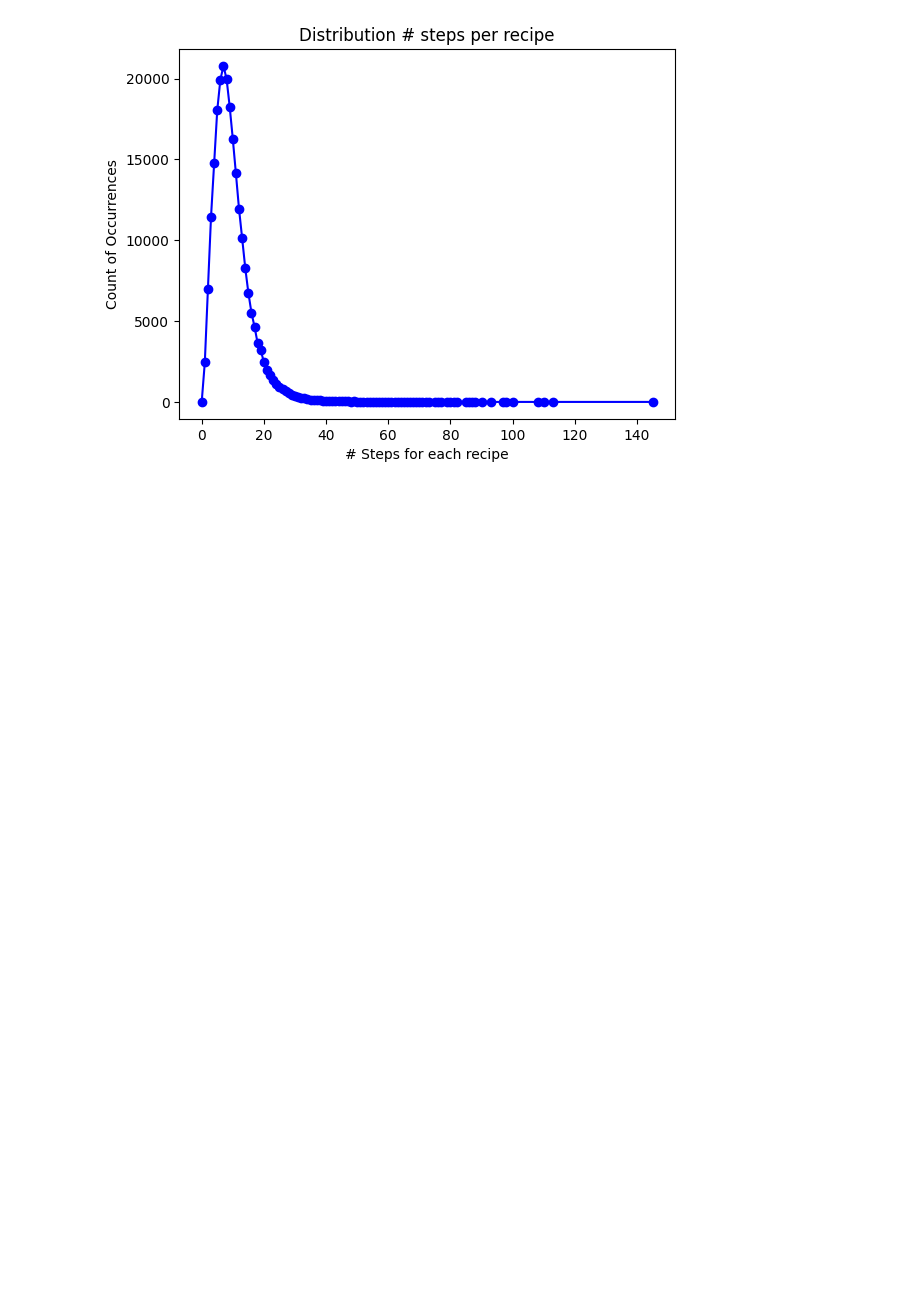
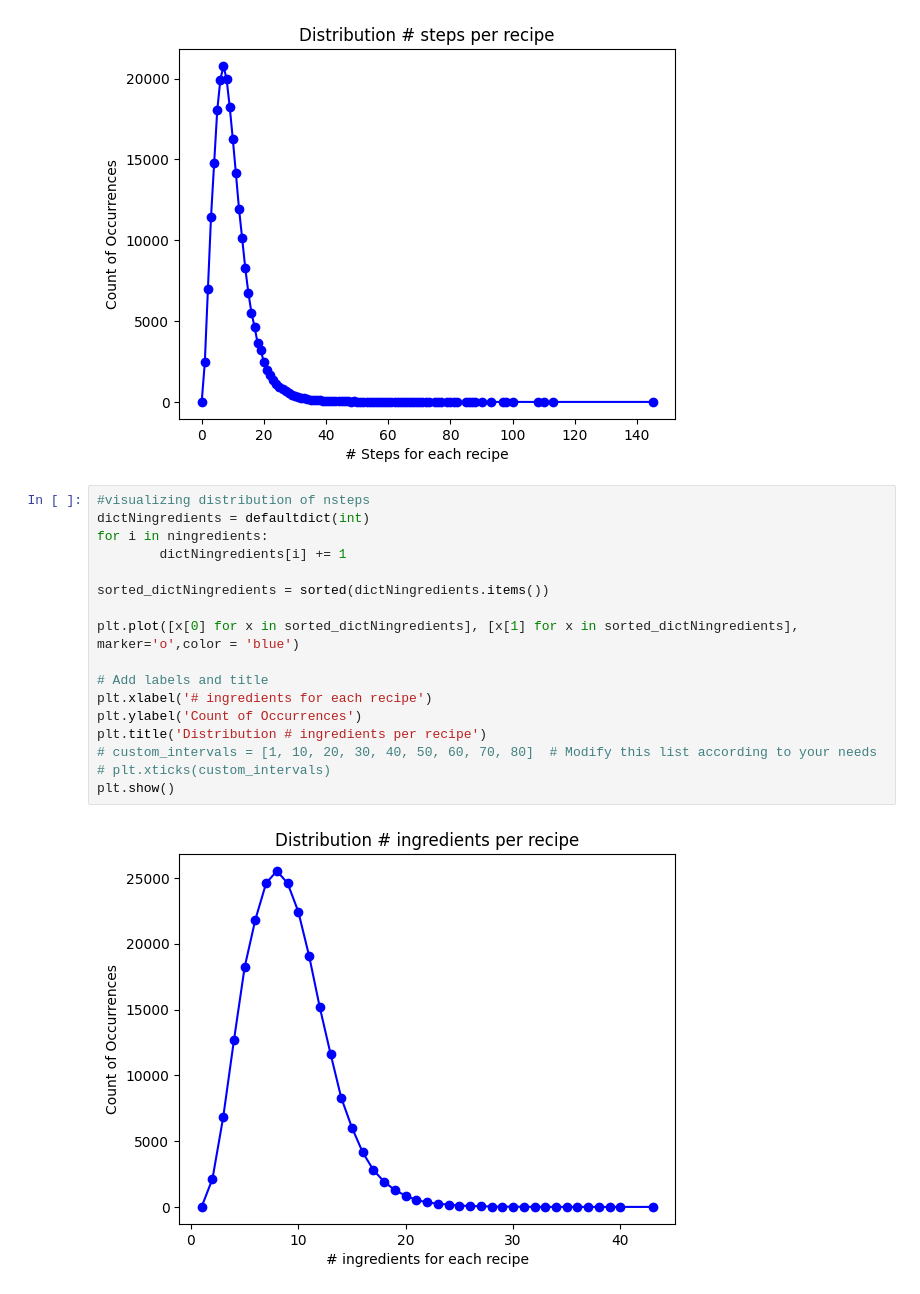
Before and after one commit to kevindo0720/Recommender-System-to-Predict-Users-Ratings-Based-on-Past-Reviews, a Jupyter notebook: P_exploreDataSet.ipynb, the cells around one changed output. Saved outputs shown, nothing was run; the diff lists cells and outputs as text; blank space fills up the shorter version.

```diff
--- a/P_exploreDataSet.ipynb
+++ b/P_exploreDataSet.ipynb
@@ -84,3 +82,22 @@ plt.show()
 defaultdict(<class 'int'>, {11: 14131, 9: 18265, 6: 19927, 5: 18047, 4: 14753, 10: 16272, 8: 19980, 12: 11940, 2: 6982, 7: 20785, 20: 2468, 14: 8297, 13: 10137, 3: 11461, 25: 926, 26: 791, 41: 74, 15: ...
 [(0, 1), (1, 2442), (2, 6982), (3, 11461), (4, 14753), (5, 18047), (6, 19927), (7, 20785), (8, 19980), (9, 18265), (10, 16272), (11, 14131), (12, 11940), (13, 10137), (14, 8297), (15, 6759), (16, 5522 ...
 [figure]
+# %%
+#visualizing distribution of nsteps
+dictNingredients = defaultdict(int)
+for i in ningredients:
+        dictNingredients[i] += 1
+
+sorted_dictNingredients = sorted(dictNingredients.items())
+
+plt.plot([x[0] for x in sorted_dictNingredients], [x[1] for x in sorted_dictNingredients], marker='o',color = 'blue')
+
+# Add labels and title
+plt.xlabel('# ingredients for each recipe')
+plt.ylabel('Count of Occurrences')
+plt.title('Distribution # ingredients per recipe')
+# custom_intervals = [1, 10, 20, 30, 40, 50, 60, 70, 80]  # Modify this list according to your needs
+# plt.xticks(custom_intervals)
+plt.show()
+# %% [output]
+[figure, added]
```
Also changed, not shown: parts of 13 cells of this notebook, 1 other file.
